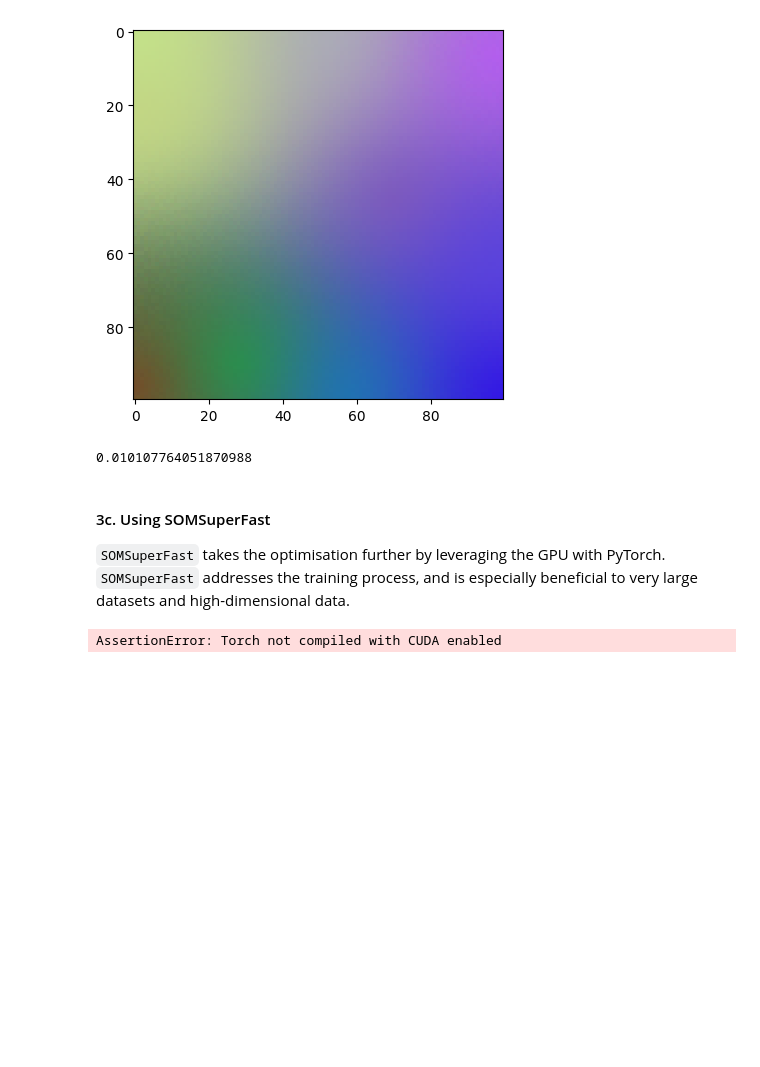
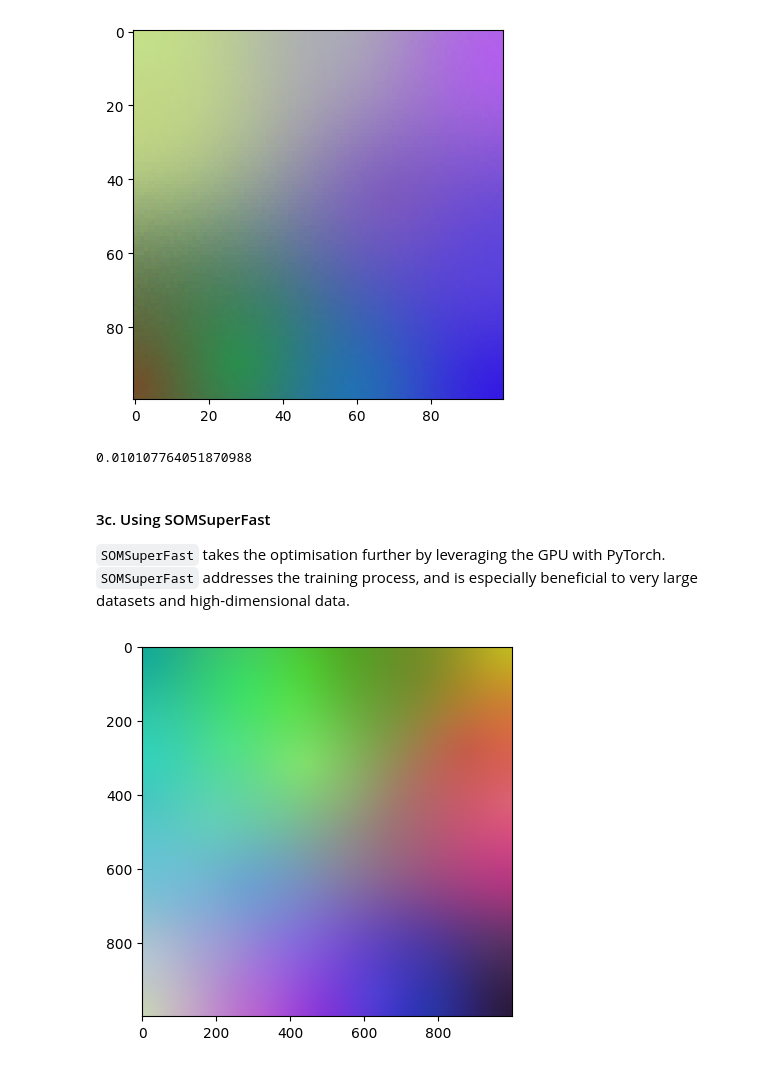
Before and after one commit to Bonpy/som, a Jupyter notebook: notebooks/kohonen.ipynb, the cells around one changed output. Drawn from its saved outputs; the diff is of its cells as text; code cells hidden in the pictures; blank space fills up the shorter version.

```diff
--- a/notebooks/kohonen.ipynb
+++ b/notebooks/kohonen.ipynb
@@ -224,7 +224,8 @@ som.quantization_error(input_data)
 `SOMSuperFast` takes the optimisation further by leveraging the GPU with PyTorch. `SOMSuperFast` addresses the training process, and is especially beneficial to very large datasets and high-dimensional data.
 # %%
 import torch
-
+from tqdm import tqdm
+import matplotlib.pyplot as plt
 
 # https://discuss.pytorch.org/t/how-to-do-a-unravel-index-in-pytorch-just-like-in-numpy/12987/2
 def unravel_index(index, shape):
@@ -283,8 +284,6 @@ class SOMSuperFast:
             torch.tensor(sigma, device=self.device)
         )
 
-        data = torch.tensor(data, device=self.device)
-
         for i in tqdm(range(n_iterations)):
             input_vec = data[torch.randint(0, len(data), (1,))]
             bmu_idx = self.find_bmu(input_vec)
@@ -294,8 +293,9 @@ class SOMSuperFast:
         plt.imshow(self.weights.cpu().numpy())
         plt.show()
 # %%
-som = SOMSuperFast((100, 100), 3)
-som.train(input_data, n_iterations=1000, device="cpu")
+input_data = torch.rand(100,3, device="cuda")
+som = SOMSuperFast((1000, 1000), 3, device="cuda")
+som.train(input_data, n_iterations=5000)
 som.visualise()
 # %% [output]
-AssertionError: Torch not compiled with CUDA enabled
+[figure, added]
```
